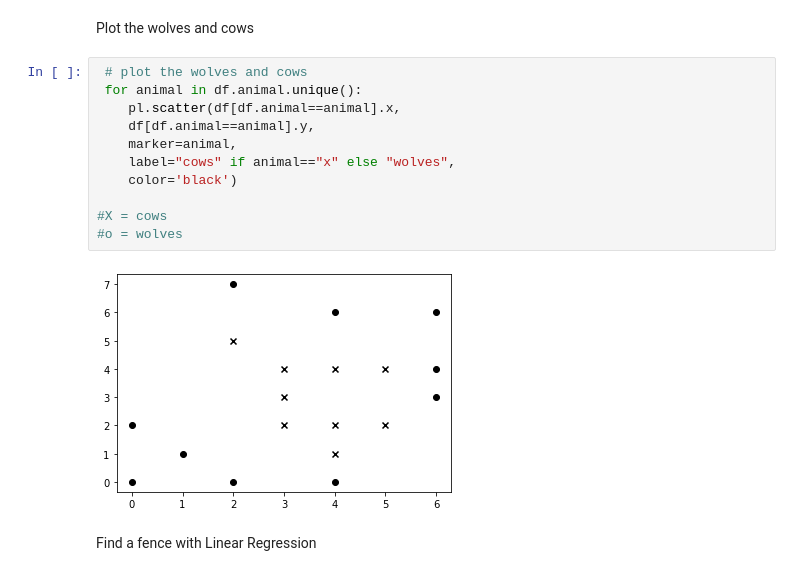
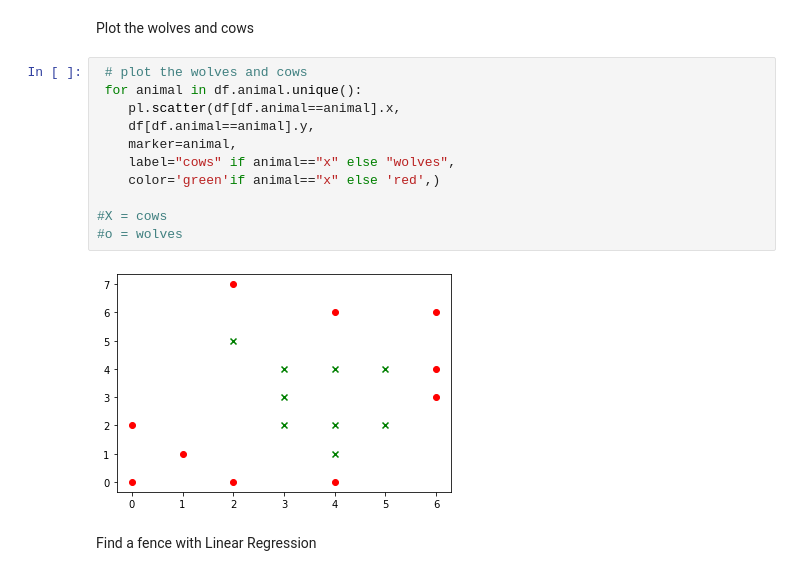
Before and after one commit to cagBRT/Machine-Learning, a Jupyter notebook: wolvesAndCows.ipynb, the cells around one changed output. Saved outputs shown, nothing was run; the diff lists cells and outputs as text.

```diff
--- a/wolvesAndCows.ipynb
+++ b/wolvesAndCows.ipynb
@@ -93,16 +93,16 @@ Plot the wolves and cows
 # %%
  # plot the wolves and cows
  for animal in df.animal.unique():
     pl.scatter(df[df.animal==animal].x,
     df[df.animal==animal].y,
     marker=animal,
     label="cows" if animal=="x" else "wolves",
-    color='black')
+    color='green'if animal=="x" else 'red',)
 
 #X = cows
 #o = wolves
 # %% [output]
-[figure, old version]
+[figure, new version]
 # %% [markdown]
 Find a fence with Linear Regression
 # %%
```
